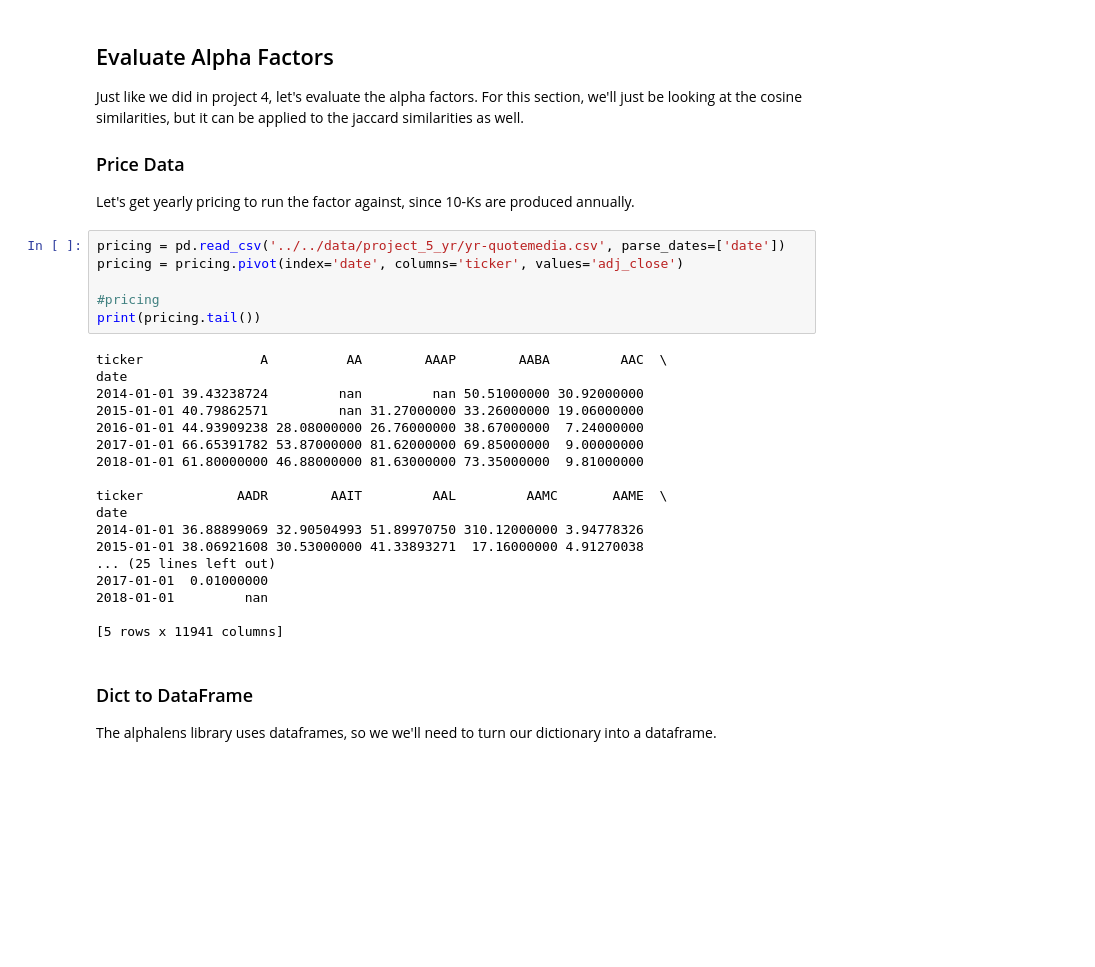
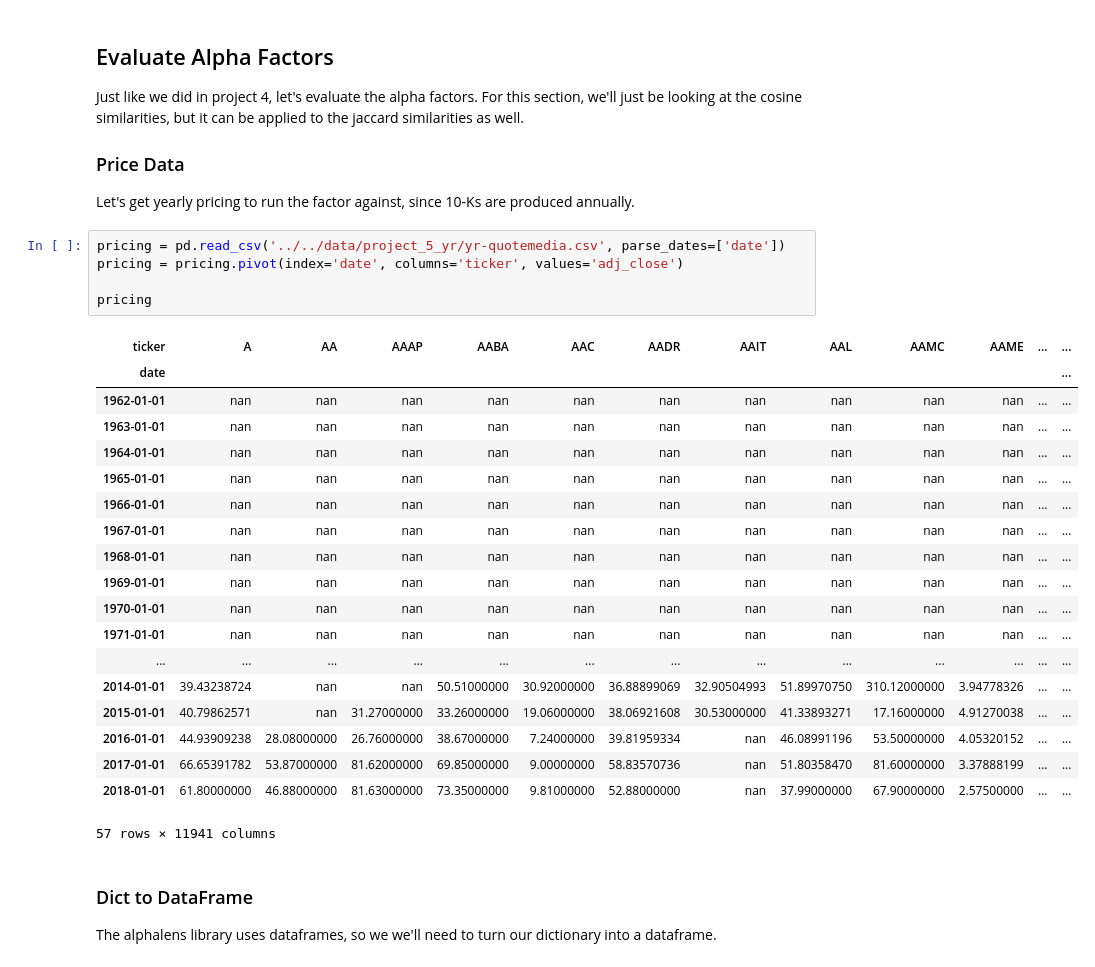
Before and after one commit to KING-SID/Udacity_project, a Jupyter notebook: project_5_starter.ipynb, the cells around one changed output. Drawn from its saved outputs; the diff is of its cells as text; blank space fills up the shorter version.

```diff
--- a/project_5_starter.ipynb
+++ b/project_5_starter.ipynb
@@ -708,27 +698,28 @@ Let's get yearly pricing to run the factor against, since 10-Ks are produced ann
 # %%
 pricing = pd.read_csv('../../data/project_5_yr/yr-quotemedia.csv', parse_dates=['date'])
 pricing = pricing.pivot(index='date', columns='ticker', values='adj_close')
 
-#pricing
-print(pricing.tail())
+pricing
 # %% [output]
+| ticker | A | AA | AAAP | AABA | AAC | AADR | AAIT | AAL | AAMC | AAME | ... | ... |
+| date |  |  |  |  |  |  |  |  |  |  |  | ... |
+| 1962-01-01 | nan | nan | nan | nan | nan | nan | nan | nan | nan | nan | ... | ... |
+| 1963-01-01 | nan | nan | nan | nan | nan | nan | nan | nan | nan | nan | ... | ... |
+| 1964-01-01 | nan | nan | nan | nan | nan | nan | nan | nan | nan | nan | ... | ... |
+| 1965-01-01 | nan | nan | nan | nan | nan | nan | nan | nan | nan | nan | ... | ... |
+| 1966-01-01 | nan | nan | nan | nan | nan | nan | nan | nan | nan | nan | ... | ... |
+| 1967-01-01 | nan | nan | nan | nan | nan | nan | nan | nan | nan | nan | ... | ... |
+| 1968-01-01 | nan | nan | nan | nan | nan | nan | nan | nan | nan | nan | ... | ... |
+| 1969-01-01 | nan | nan | nan | nan | nan | nan | nan | nan | nan | nan | ... | ... |
+| 1970-01-01 | nan | nan | nan | nan | nan | nan | nan | nan | nan | nan | ... | ... |
+| 1971-01-01 | nan | nan | nan | nan | nan | nan | nan | nan | nan | nan | ... | ... |
+| ... | ... | ... | ... | ... | ... | ... | ... | ... | ... | ... | ... | ... |
+| 2014-01-01 | 39.43238724 | nan | nan | 50.51000000 | 30.92000000 | 36.88899069 | 32.90504993 | 51.89970750 | 310.12000000 | 3.94778326 | ... | ... |
+| 2015-01-01 | 40.79862571 | nan | 31.27000000 | 33.26000000 | 19.06000000 | 38.06921608 | 30.53000000 | 41.33893271 | 17.16000000 | 4.91270038 | ... | ... |
+| 2016-01-01 | 44.93909238 | 28.08000000 | 26.76000000 | 38.67000000 | 7.24000000 | 39.81959334 | nan | 46.08991196 | 53.50000000 | 4.05320152 | ... | ... |
+| 2017-01-01 | 66.65391782 | 53.87000000 | 81.62000000 | 69.85000000 | 9.00000000 | 58.83570736 | nan | 51.80358470 | 81.60000000 | 3.37888199 | ... | ... |
+| 2018-01-01 | 61.80000000 | 46.88000000 | 81.63000000 | 73.35000000 | 9.81000000 | 52.88000000 | nan | 37.99000000 | 67.90000000 | 2.57500000 | ... | ... |
-ticker               A          AA        AAAP        AABA         AAC  \
-date
-2014-01-01 39.43238724         nan         nan 50.51000000 30.92000000
-2015-01-01 40.79862571         nan 31.27000000 33.26000000 19.06000000
-2016-01-01 44.93909238 28.08000000 26.76000000 38.67000000  7.24000000
-2017-01-01 66.65391782 53.87000000 81.62000000 69.85000000  9.00000000
-2018-01-01 61.80000000 46.88000000 81.63000000 73.35000000  9.81000000
-
-ticker            AADR        AAIT         AAL         AAMC       AAME  \
-date
-2014-01-01 36.88899069 32.90504993 51.89970750 310.12000000 3.94778326
-2015-01-01 38.06921608 30.53000000 41.33893271  17.16000000 4.91270038
-... (25 lines left out)
-2017-01-01  0.01000000
-2018-01-01         nan
-
-[5 rows x 11941 columns]
+57 rows × 11941 columns
 # %% [markdown]
 ### Dict to DataFrame
 The alphalens library uses dataframes, so we we'll need to turn our dictionary into a dataframe.
```
Also changed, not shown: parts of 13 cells of this notebook.
